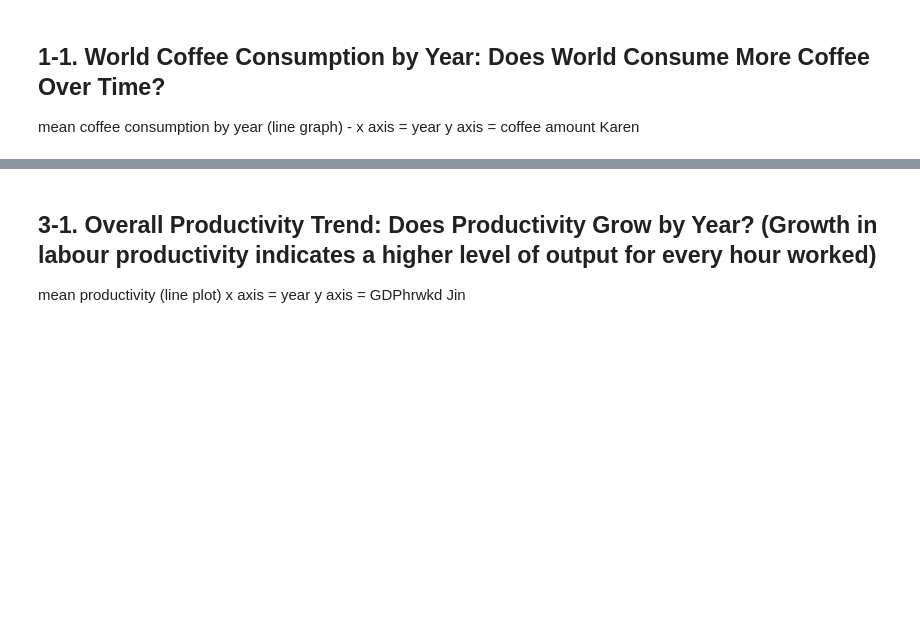
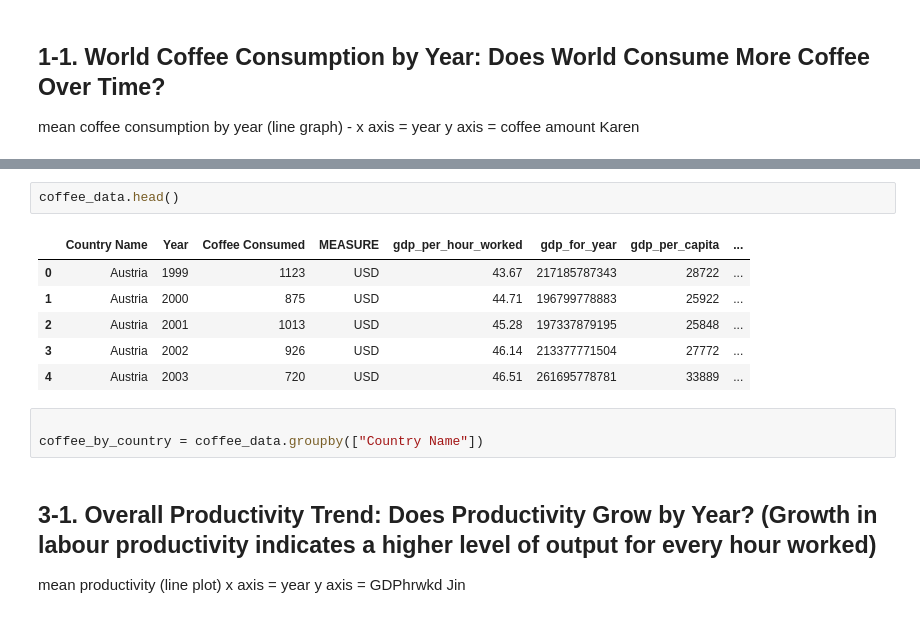
Before and after one commit to andrewboring/Confabulators_Project_1, a Jupyter notebook: project1_the-confabulators_starter.ipynb, the cells around one changed output, grey strips where cells are left out. Cells and saved outputs as stored; diff of their text form; blank space fills up the shorter version.

```diff
--- a/project1_the-confabulators_starter.ipynb
+++ b/project1_the-confabulators_starter.ipynb
@@ -36,4 +76,16 @@ use project_data.csv to generate the plot. (line graph) - mean by year. Plot in
 Karen
+# %%
+coffee_data.head()
+# %% [output]
+|  | Country Name | Year | Coffee Consumed | MEASURE | gdp_per_hour_worked | gdp_for_year | gdp_per_capita | ... |
+| 0 | Austria | 1999 | 1123 | USD | 43.67 | 217185787343 | 28722 | ... |
+| 1 | Austria | 2000 | 875 | USD | 44.71 | 196799778883 | 25922 | ... |
+| 2 | Austria | 2001 | 1013 | USD | 45.28 | 197337879195 | 25848 | ... |
+| 3 | Austria | 2002 | 926 | USD | 46.14 | 213377771504 | 27772 | ... |
+| 4 | Austria | 2003 | 720 | USD | 46.51 | 261695778781 | 33889 | ... |
+# %%
+
+coffee_by_country = coffee_data.groupby(["Country Name"])
 # %% [markdown]
 ## 3-1. Overall Productivity Trend: Does Productivity Grow by Year? (Growth in labour productivity indicates a higher level of output for every hour worked)
 mean productivity (line plot)
```
Also changed, not shown: parts of 14 cells of this notebook, 1 other file.
